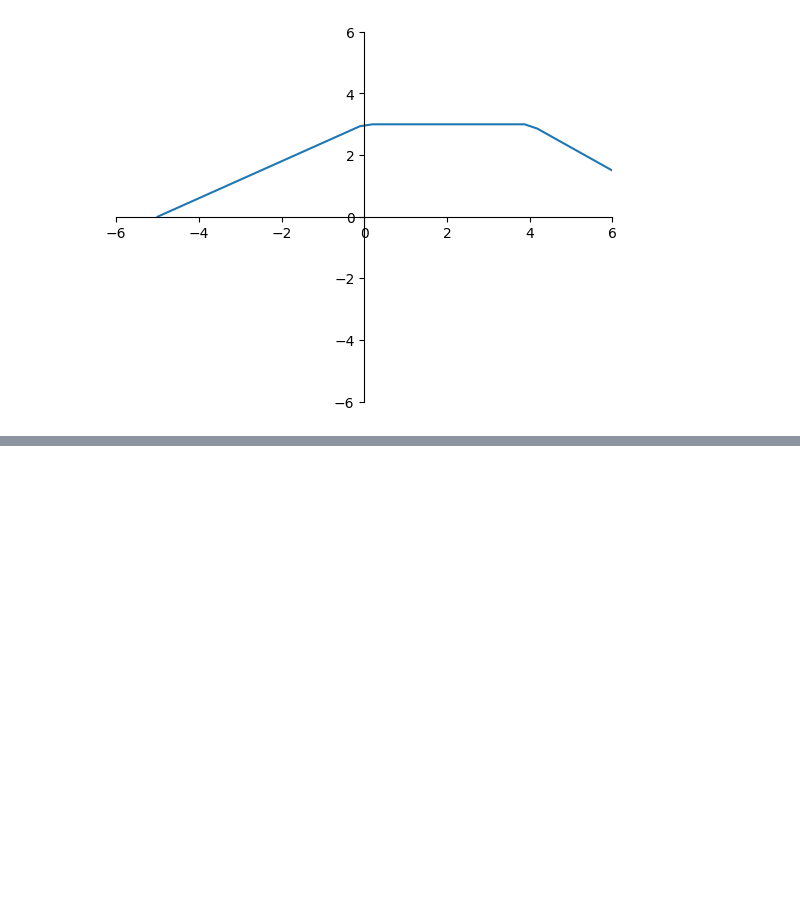
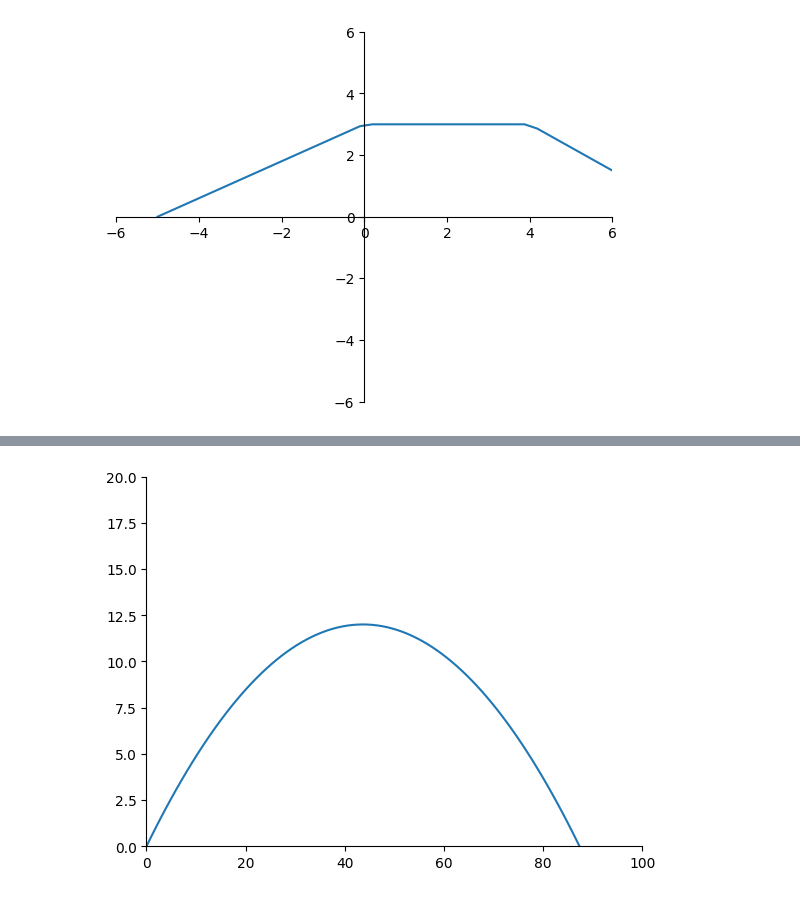
Before and after one commit to VilleSchulz/Ohjelmisto, a Jupyter notebook: Laitteisto2/Matikka1.ipynb, the cells around one changed output, grey strips where cells are left out. Saved outputs shown, nothing was run; the diff lists cells and outputs as text; code cells hidden in the pictures; blank space fills up the shorter version.

```diff
--- a/Laitteisto2/Matikka1.ipynb
+++ b/Laitteisto2/Matikka1.ipynb
@@ -44,0 +92,22 @@ plt.show
+# %%
+#Tehtävä 4
+
+import numpy as np
+import matplotlib.pyplot as plt
+x = np.linspace(0, 100, 100)
+y = -0.0063*x**2+0.55*x
+
+ax=plt.subplot()
+
+ax.spines['left'].set_position(('data',0))
+ax.spines['bottom'].set_position(('data',0))
+ax.spines['right'].set_color('none')
+ax.spines['top'].set_color('none')
+
+# samat mittasuhteet
+ax.set_ylim([0, 20])
+ax.set_xlim([0, 100])
+plt.plot(x, y)
+plt.show()
+# %% [output]
+[figure, added]
```
Also changed, not shown: parts of 4 cells of this notebook.
